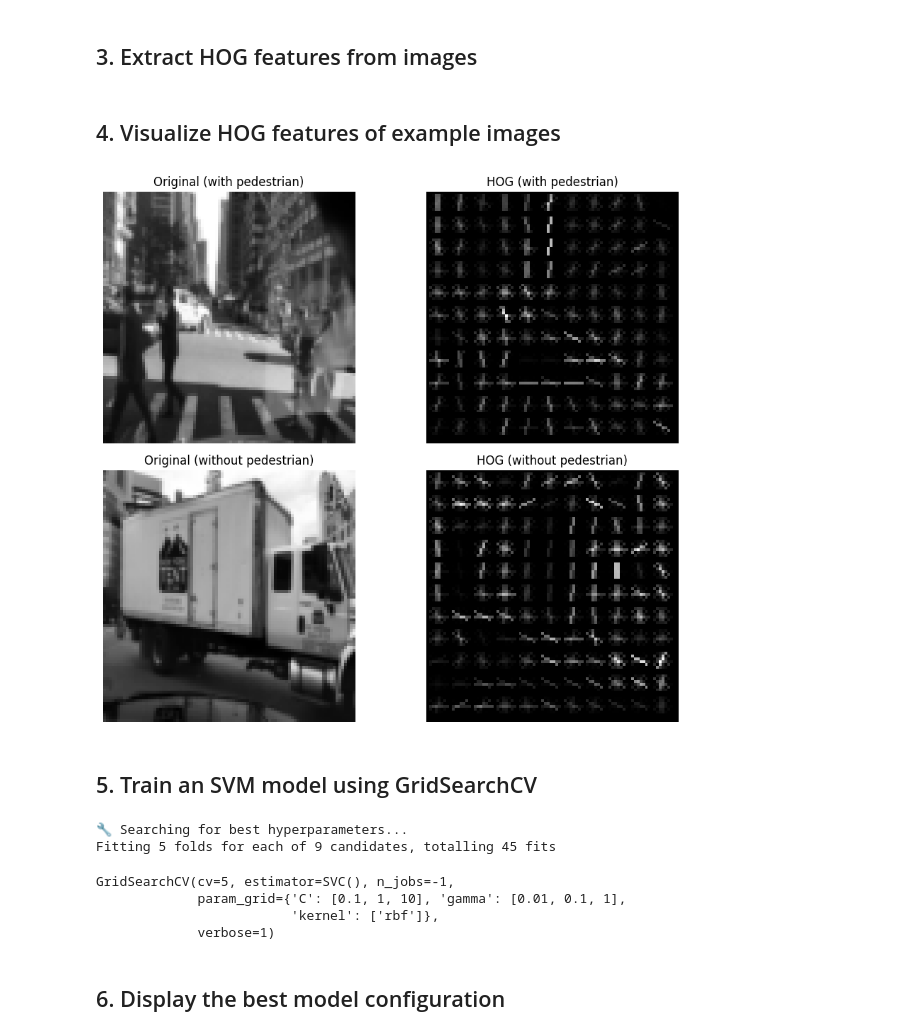
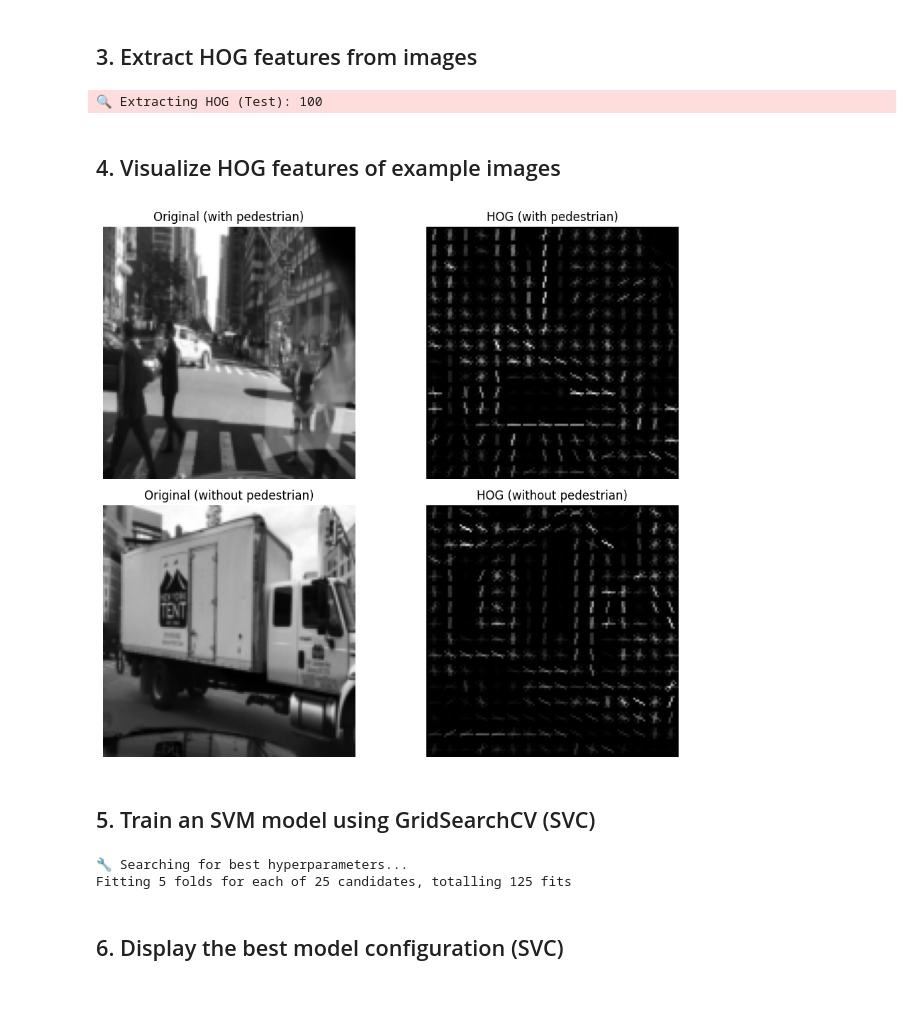
Before and after one commit to MartinJuradoP/BDD100K-Pedestrian-Detection-from-Scratch, a Jupyter notebook: Pedestrian Detection using SVM and HOG.ipynb, the cells around one changed output. Cells and saved outputs as stored; diff of their text form; code cells hidden in the pictures; blank space fills up the shorter version.

Commit message:
Update pedestrian detection notebook

```diff
--- a/Pedestrian Detection using SVM and HOG.ipynb
+++ b/Pedestrian Detection using SVM and HOG.ipynb
@@ -22,8 +27,8 @@ path_with_pedestrians = "bdd_people/with_people/train/*.jpg"
 path_without_pedestrians = "bdd_people/without_people/train/*.jpg"
 
 # Load up to 800 images per class, this bacause with all the image take more time
-images_with_people = glob.glob(path_with_pedestrians)[:800]
-images_without_people = glob.glob(path_without_pedestrians)[:800]
+images_with_people = glob.glob(path_with_pedestrians)[:1500]
+images_without_people = glob.glob(path_without_pedestrians)[:1500]
 
 # Combine all image paths and labels
 all_images = images_with_people + images_without_people
@@ -46,65 +51,86 @@ x_train_paths, x_test_paths, y_train_raw, y_test_raw = train_test_split(
 # %%
 # Function to extract HOG features from an image path
 def extract_hog(image_path, size=(128, 128)):
-    image = imread(image_path)
-    gray_image = rgb2gray(image)
-    resized_image = resize(gray_image, size)
-    features, _ = hog(resized_image,
-                      orientations=9,
-                      pixels_per_cell=(8, 8),
-                      cells_per_block=(2, 2),
-                      block_norm='L2-Hys',
-                      visualize=True)
+    """
+    Extract HOG features from an image.
+
+    Parameters:
+        image_path (str): Path to the image.
+        size (tuple): Resize dimensions before feature extraction. (128, 64) is standard for pedestrian detection.
+
+    Returns:
+        features (ndarray): 1D array of HOG features.
+    """
+    image = imread(image_path)           # Load image
+    gray_image = rgb2gray(image)         # Convert to grayscale
+    resized_image = resize(gray_image, size)  # Resize to standard shape
+
+    # 128x64 is the reference size for human detection based on Dalal & Triggs' original HOG paper.
+    # Ensures alignment with common HOG block/cell sizes and optimal feature representation.
+    features = hog(resized_image,
+                   orientations=9,              # Number of gradient orientation bins (common choice is 9 for 0–180 degrees)
+                   pixels_per_cell=(8, 8),      # Size of the cell in pixels where gradient histograms are computed
+                   cells_per_block=(2, 2),      # Block is made of 2x2 cells; this helps normalize across local contrast
+                   block_norm='L2-Hys',         # L2-Hys normalization improves contrast invariance (used in original paper)
+                   visualize=False)             # No need for visualization here — we only want the features
+
     return features
 
-# Extract HOG features for training and test images
-X_train = [extract_hog(path) for path in tqdm(x_train_paths, desc="🔨 Extracting HOG (Train)", disable=True)]
-X_test = [extract_hog(path) for path in tqdm(x_test_paths, desc="🔍 Extracting HOG (Test)", disable=True)]
+# Extract HOG features from all images in train/test sets
+X_train = np.array([extract_hog(path) for path in tqdm(x_train_paths, desc="🔨 Extracting HOG (Train)", disable=False)])
+X_test = np.array([extract_hog(path) for path in tqdm(x_test_paths, desc="🔍 Extracting HOG (Test)", disable=False)])
 
-# Convert labels and features to NumPy arrays
+# Convert labels to NumPy arrays
 y_train = np.array(y_train_raw)
 y_test = np.array(y_test_raw)
-
-X_train = np.vstack(X_train)
-X_test = np.vstack(X_test)
+# %% [output]
+🔍 Extracting HOG (Test): 100
 # %% [markdown]
 ## 4. Visualize HOG features of example images
 # %%
 # Function to return both the grayscale and HOG image
 def visualize_hog(image_path):
+    # Load image in grayscale directly
     image = imread(image_path, as_gray=True)
-    image = resize(image, (90, 90))  # Small size for better visualization
-    _, hog_image = hog(image, orientations=9,
+
+    # Resize to (128, 64) which is the standard detection window for pedestrians (used in training too)
+    image = resize(image, (128, 128))
+
+    # Compute HOG features and also return the visualization image
+    _, hog_image = hog(image,
+                       orientations=9,
                        pixels_per_cell=(8, 8),
                        cells_per_block=(2, 2),
                        block_norm='L2-Hys',
                        visualize=True)
+
     return image, hog_image
 
 # Visualize one pedestrian and one non-pedestrian example
 example_with = images_with_people[0]
 example_without = images_without_people[0]
 img1, hog1 = visualize_hog(example_with)
 img2, hog2 = visualize_hog(example_without)
 
 # Display the original and HOG-transformed images
 fig, axs = plt.subplots(2, 2, figsize=(10, 8))
 axs[0, 0].imshow(img1, cmap='gray'); axs[0, 0].set_title("Original (with pedestrian)")
 axs[0, 1].imshow(hog1, cmap='gray'); axs[0, 1].set_title("HOG (with pedestrian)")
 axs[1, 0].imshow(img2, cmap='gray'); axs[1, 0].set_title("Original (without pedestrian)")
 axs[1, 1].imshow(hog2, cmap='gray'); axs[1, 1].set_title("HOG (without pedestrian)")
 for ax in axs.ravel(): ax.axis('off')
 plt.tight_layout(); plt.show()
 # %% [output]
-[figure, old version]
+[figure, new version]
 # %% [markdown]
-## 5. Train an SVM model using GridSearchCV
+## 5. Train an SVM model using GridSearchCV (SVC)
 # %%
 # Define a grid of hyperparameters to search over
+
 param_grid = {
-    'C': [0.1, 1, 10],         # Regularization parameter
-    'gamma': [0.01, 0.1, 1],   # Kernel coefficient for RBF
-    'kernel': ['rbf']          # Use RBF kernel
+    'C': [0.01, 0.1, 1, 10, 100], # Regularization parameter
+    'gamma': [0.001, 0.01, 0.1, 1, 10], # Kernel coefficient for RBF
+    'kernel': ['rbf'] # Use RBF kernel
 }
 
 # Perform grid search with cross-validation
@@ -113,12 +139,8 @@ grid_search = GridSearchCV(SVC(), param_grid, cv=5, verbose=1, n_jobs=-1)
 grid_search.fit(X_train, y_train)
 # %% [output]
 🔧 Searching for best hyperparameters...
-Fitting 5 folds for each of 9 candidates, totalling 45 fits
+Fitting 5 folds for each of 25 candidates, totalling 125 fits
-GridSearchCV(cv=5, estimator=SVC(), n_jobs=-1,
-             param_grid={'C': [0.1, 1, 10], 'gamma': [0.01, 0.1, 1],
-                         'kernel': ['rbf']},
-             verbose=1)
 # %% [markdown]
-## 6. Display the best model configuration
+## 6. Display the best model configuration (SVC)
 # %%
 best_model = grid_search.best_estimator_
```
Also changed, not shown: parts of 13 cells of this notebook.
